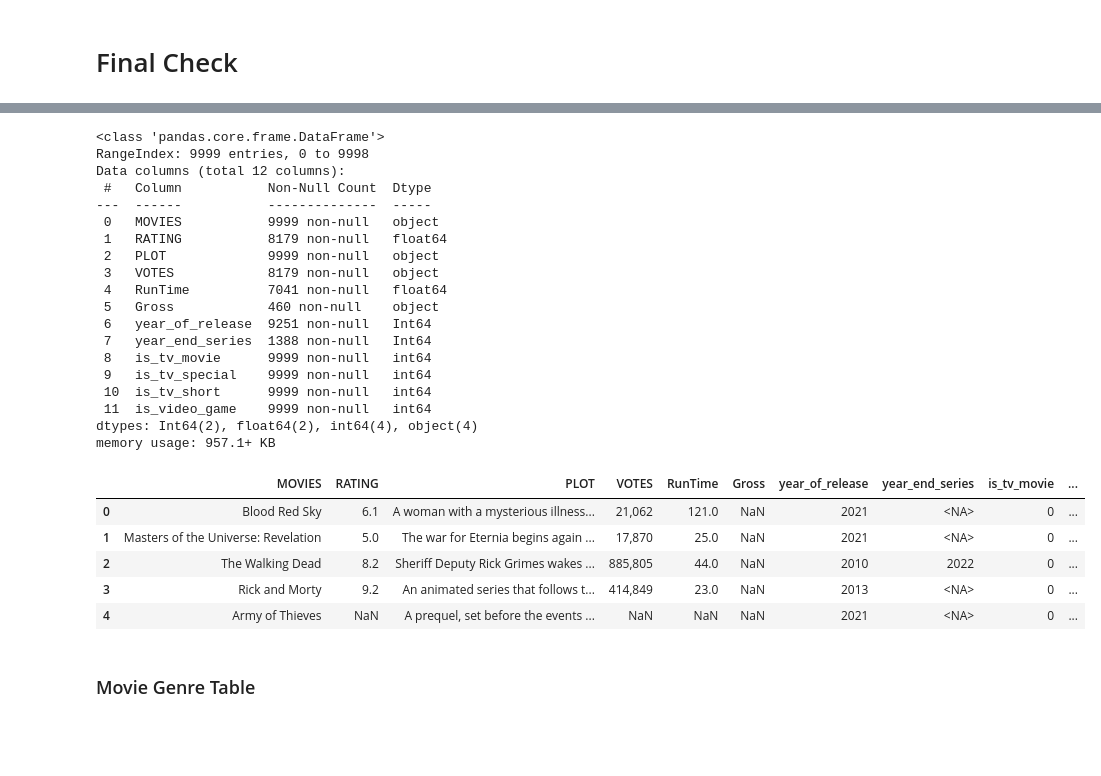
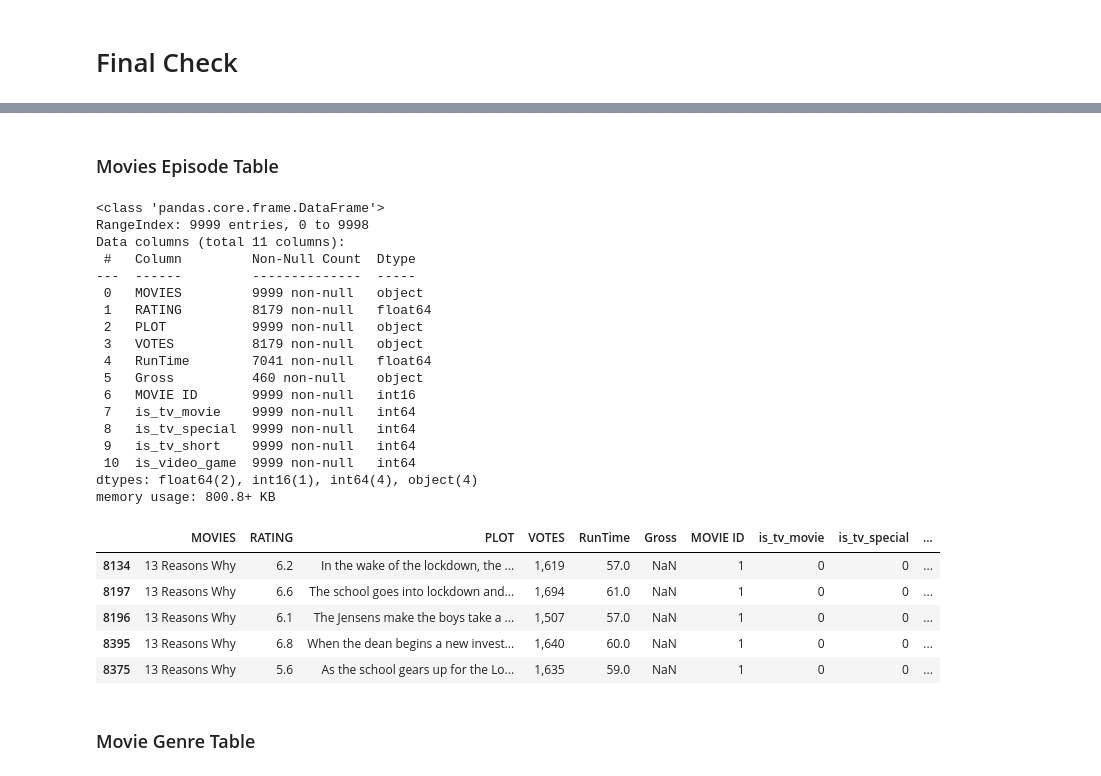
Before and after one commit to fikfikriii/cad_it_data_engineer, a Jupyter notebook: preprocessing.ipynb, the cells around one changed output, grey strips where cells are left out. Cells and saved outputs as stored; diff of their text form; code cells hidden in the pictures; blank space fills up the shorter version.

```diff
--- a/preprocessing.ipynb
+++ b/preprocessing.ipynb
@@ -52,3 +53,8 @@ df[['year_of_release', 'year_end_series']] = df['YEAR'].apply(extract_years)
 # %%
 df['year_of_release'] = df['year_of_release'].astype('Int64')
 df['year_end_series'] = df['year_end_series'].astype('Int64')
+# %%
+# Assuming a movie with same name but release on different year is a separate movie
+df['MOVIE_ID_KEY'] = df['MOVIES'] + '_' + df['year_of_release'].astype(str)
+df['MOVIE ID'] = df['MOVIE_ID_KEY'].astype('category').cat.codes + 1
+df.drop(columns=['MOVIE_ID_KEY'], inplace=True)
@@ -150,7 +222,7 @@ df2 = df.copy()
 df3 = df.copy()
 df4 = df.copy()
 # %%
-df = df.drop(['GENRE', 'STARS', 'YEAR'], axis=1)
+df = df.drop(['GENRE', 'STARS', 'YEAR', 'year_of_release', 'year_end_series'], axis=1)
 # %%
 df.head()
 # %% [output]
@@ -398,34 +496,35 @@ memory usage: 591.0+ KB
+# %% [markdown]
+### Movies Episode Table
 # %%
 df.info()
 # %% [output]
 <class 'pandas.core.frame.DataFrame'>
 RangeIndex: 9999 entries, 0 to 9998
-Data columns (total 12 columns):
- #   Column           Non-Null Count  Dtype
----  ------           --------------  -----
- 0   MOVIES           9999 non-null   object
- 1   RATING           8179 non-null   float64
- 2   PLOT             9999 non-null   object
- 3   VOTES            8179 non-null   object
- 4   RunTime          7041 non-null   float64
- 5   Gross            460 non-null    object
- 6   year_of_release  9251 non-null   Int64
- 7   year_end_series  1388 non-null   Int64
- 8   is_tv_movie      9999 non-null   int64
- 9   is_tv_special    9999 non-null   int64
- 10  is_tv_short      9999 non-null   int64
- 11  is_video_game    9999 non-null   int64
-dtypes: Int64(2), float64(2), int64(4), object(4)
-memory usage: 957.1+ KB
+Data columns (total 11 columns):
+ #   Column         Non-Null Count  Dtype
+---  ------         --------------  -----
+ 0   MOVIES         9999 non-null   object
+ 1   RATING         8179 non-null   float64
+ 2   PLOT           9999 non-null   object
+ 3   VOTES          8179 non-null   object
+ 4   RunTime        7041 non-null   float64
+ 5   Gross          460 non-null    object
+ 6   MOVIE ID       9999 non-null   int16
+ 7   is_tv_movie    9999 non-null   int64
+ 8   is_tv_special  9999 non-null   int64
+ 9   is_tv_short    9999 non-null   int64
+ 10  is_video_game  9999 non-null   int64
+dtypes: float64(2), int16(1), int64(4), object(4)
+memory usage: 800.8+ KB
 # %%
-df.head()
+df.sort_values(by='MOVIE ID').head()
 # %% [output]
-|  | MOVIES | RATING | PLOT | VOTES | RunTime | Gross | year_of_release | year_end_series | is_tv_movie | ... |
-| 0 | Blood Red Sky | 6.1 | A woman with a mysterious illness... | 21,062 | 121.0 | NaN | 2021 | <NA> | 0 | ... |
-| 1 | Masters of the Universe: Revelation | 5.0 | The war for Eternia begins again ... | 17,870 | 25.0 | NaN | 2021 | <NA> | 0 | ... |
-| 2 | The Walking Dead | 8.2 | Sheriff Deputy Rick Grimes wakes ... | 885,805 | 44.0 | NaN | 2010 | 2022 | 0 | ... |
-| 3 | Rick and Morty | 9.2 | An animated series that follows t... | 414,849 | 23.0 | NaN | 2013 | <NA> | 0 | ... |
-| 4 | Army of Thieves | NaN | A prequel, set before the events ... | NaN | NaN | NaN | 2021 | <NA> | 0 | ... |
+|  | MOVIES | RATING | PLOT | VOTES | RunTime | Gross | MOVIE ID | is_tv_movie | is_tv_special | ... |
+| 8134 | 13 Reasons Why | 6.2 | In the wake of the lockdown, the ... | 1,619 | 57.0 | NaN | 1 | 0 | 0 | ... |
+| 8197 | 13 Reasons Why | 6.6 | The school goes into lockdown and... | 1,694 | 61.0 | NaN | 1 | 0 | 0 | ... |
+| 8196 | 13 Reasons Why | 6.1 | The Jensens make the boys take a ... | 1,507 | 57.0 | NaN | 1 | 0 | 0 | ... |
+| 8395 | 13 Reasons Why | 6.8 | When the dean begins a new invest... | 1,640 | 60.0 | NaN | 1 | 0 | 0 | ... |
+| 8375 | 13 Reasons Why | 5.6 | As the school gears up for the Lo... | 1,635 | 59.0 | NaN | 1 | 0 | 0 | ... |
 # %% [markdown]
 ### Movie Genre Table
 # %%
```
Also changed, not shown: parts of 42 cells of this notebook, 7 other files.
